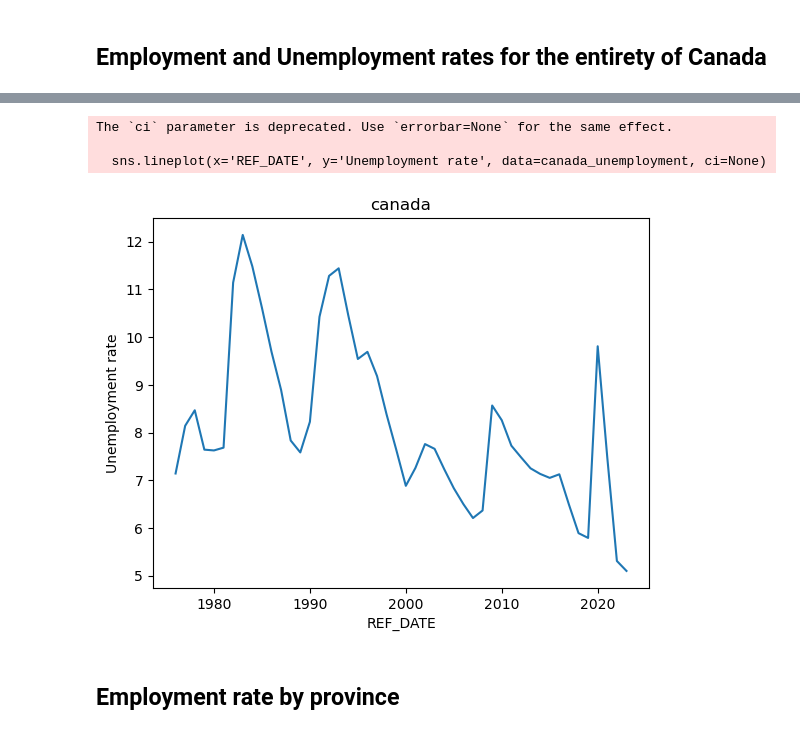
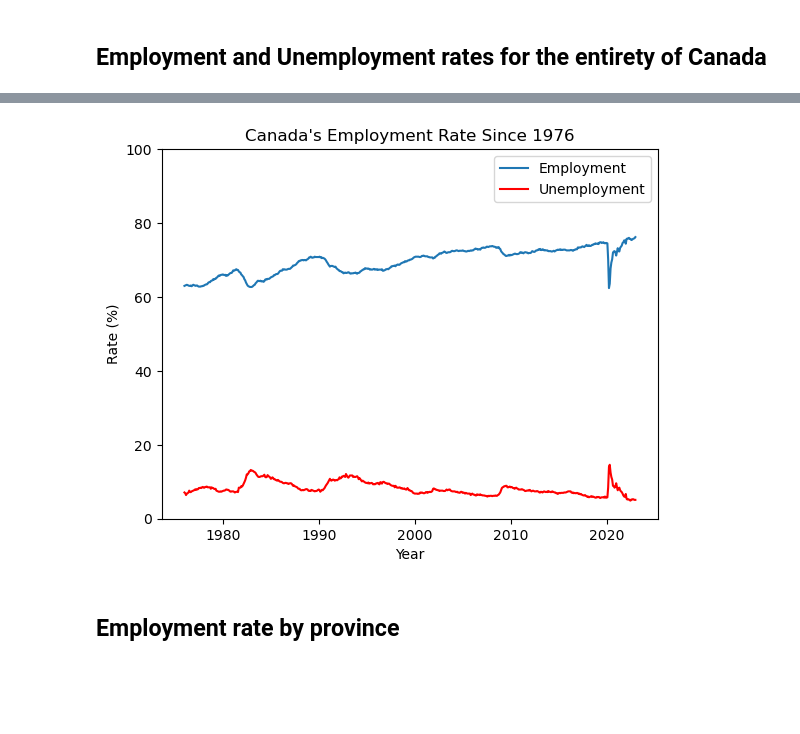
Before and after one commit to rehan-nasir/canada_labour_force_analysis, a Jupyter notebook: labor_market_analysis.ipynb, the cells around one changed output, grey strips where cells are left out. Cells and saved outputs as stored; diff of their text form; code cells hidden in the pictures; blank space fills up the shorter version.

```diff
--- a/labor_market_analysis.ipynb
+++ b/labor_market_analysis.ipynb
@@ -218,6 +222,4 @@ labor_force
 ## Employment and Unemployment rates for the entirety of Canada
 # %%
 canada = labor_force[labor_force['GEO'] == 'Canada']
-canada["REF_DATE"] = canada['REF_DATE'].dt.year
-canada_employment = canada.groupby("REF_DATE")["Employment rate"].mean().reset_index()
-canada_unemployment = canada.groupby("REF_DATE")["Unemployment rate"].mean().reset_index()
+canada["REF_DATE"] = pd.to_datetime(canada["REF_DATE"])
@@ -239,12 +226,13 @@ The `ci` parameter is deprecated. Use `errorbar=None` for the same effect.
-# %%
-sns.lineplot(x='REF_DATE', y='Unemployment rate', data=canada_unemployment, ci=None)
-plt.title("canada")
-plt.show()
-# %% [output]
-The `ci` parameter is deprecated. Use `errorbar=None` for the same effect.
-
-  sns.lineplot(x='REF_DATE', y='Unemployment rate', data=canada_unemployment, ci=None)
-[figure, removed]
+# %%
+sns.lineplot(x='REF_DATE', y='Employment rate', data=canada, label='Employment')
+sns.lineplot(x='REF_DATE', y='Unemployment rate', data=canada, color='red', label='Unemployment')
+plt.title("Canada's Employment Rate Since 1976")
+plt.ylim(0, 100)
+plt.ylabel("Rate (%)")
+plt.xlabel("Year")
+plt.show()
+# %% [output]
+[figure, added]
 # %% [markdown]
 ## Employment rate by province
 # %%
```
Also changed, not shown: parts of 10 cells of this notebook.
